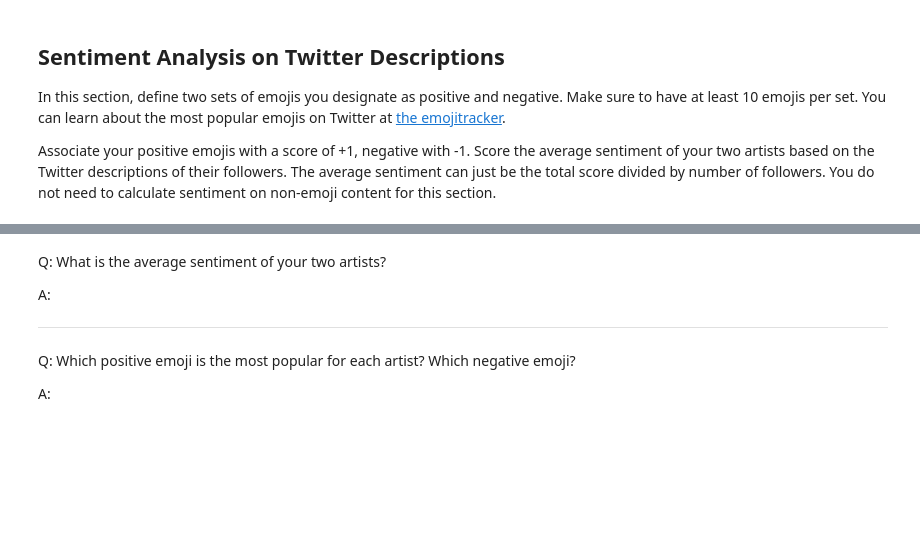
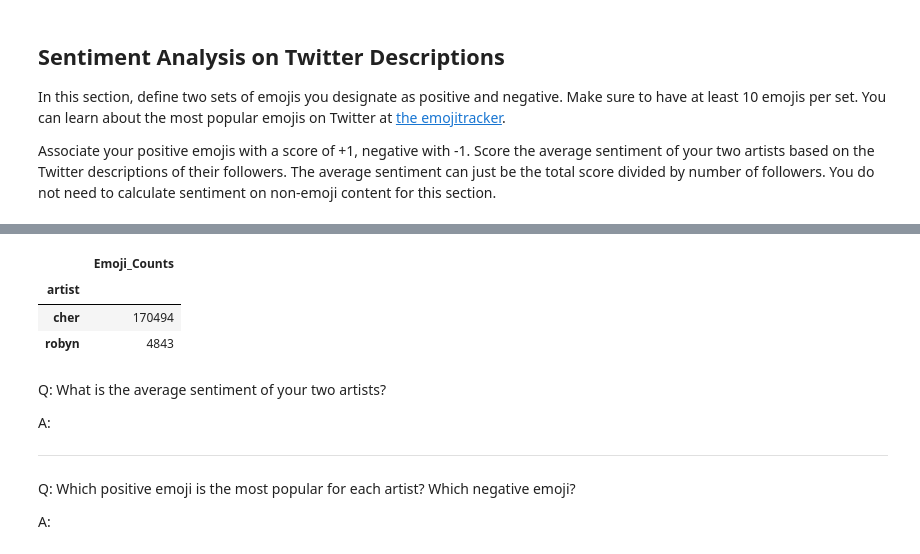
Before and after one commit to Brianne-Bell/ADS-509-textmine_M6-sentiment, a Jupyter notebook: Sentiment Assignment.ipynb, the cells around one changed output, grey strips where cells are left out. Saved outputs shown, nothing was run; the diff lists cells and outputs as text; code cells hidden in the pictures; blank space fills up the shorter version.

```diff
--- a/Sentiment Assignment.ipynb
+++ b/Sentiment Assignment.ipynb
@@ -385,3 +524,14 @@ KeyboardInterrupt:
+# %%
+cher_followers = 4044978
+robyn_followers = 350902
+
+
+twitter_df.groupby('artist').agg({"Emoji_Counts":"sum"})
+# %% [output]
+|  | Emoji_Counts |
+| artist |  |
+| cher | 170494 |
+| robyn | 4843 |
 # %% [markdown]
 Q: What is the average sentiment of your two artists?
 
```
Also changed, not shown: parts of 21 cells of this notebook, 1 other file.
